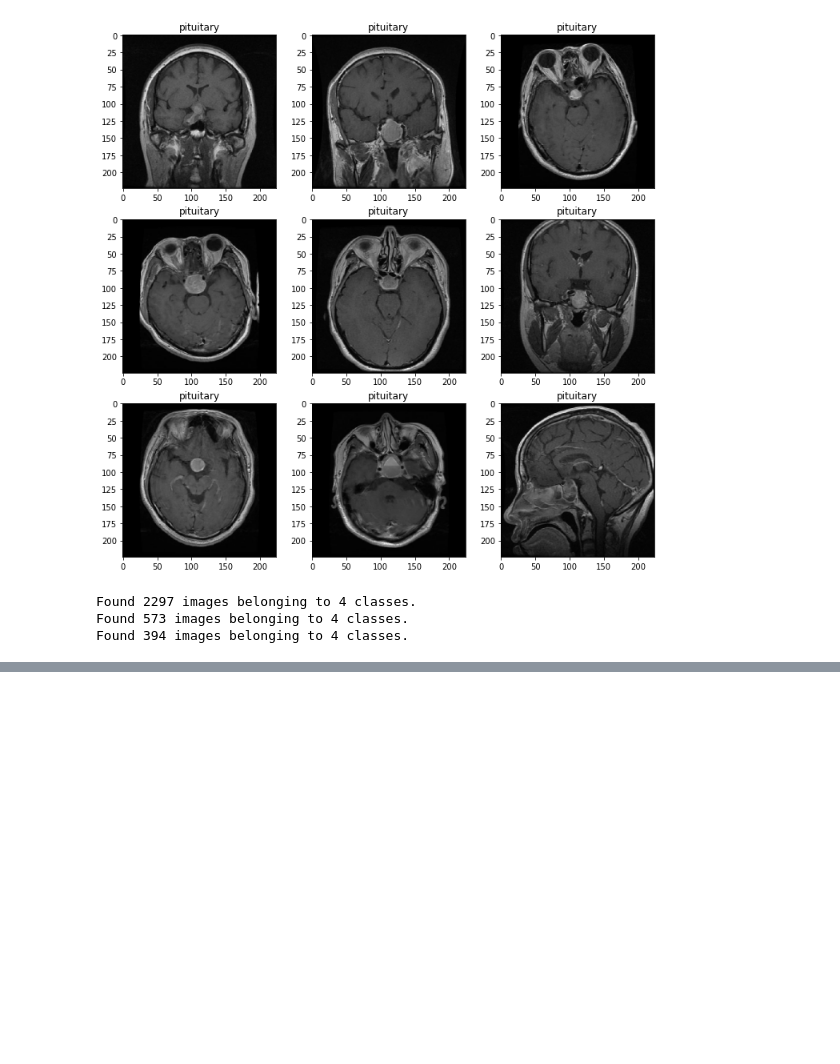
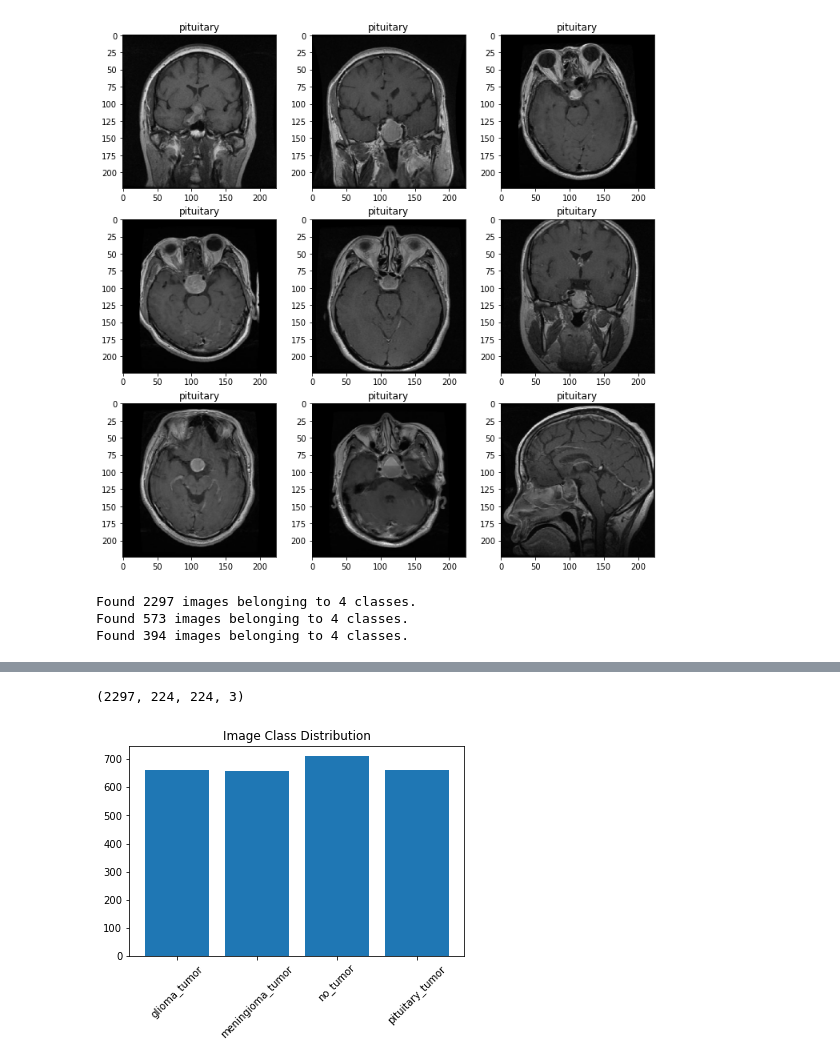
Before and after one commit to Jacobheyman702/Brain_tumor_classifer, a Jupyter notebook: Image_Analysis.ipynb, the cells around one changed output, grey strips where cells are left out. Cells and saved outputs as stored; diff of their text form; code cells hidden in the pictures; blank space fills up the shorter version.

```diff
--- a/Image_Analysis.ipynb
+++ b/Image_Analysis.ipynb
@@ -237,0 +245,2 @@ NameError: name 'ImageDataGenerator' is not defined
+# %%
+concat_notumor_labels = np.array([[0.,0.,1.,0.] for i in range(len(no_tumor_images))])
@@ -238,2 +259,5 @@ NameError: name 'ImageDataGenerator' is not defined
+# %%
+train_images_aug = np.concatenate((train_images,no_tumor_images_aug))
+train_labels_aug = np.concatenate((train_labels,concat_notumor_labels))
 # %%
 train_images_aug.shape
@@ -239,0 +266,12 @@ train_images_aug.shape
+# %%
+train_images.shape
+# %% [output]
+(2297, 224, 224, 3)
+# %%
+plt.bar(['glioma_tumor','meningioma_tumor','no_tumor','pituitary_tumor'], sum(train_labels_aug))
+plt.xticks(rotation=45)
+plt.title('Image Class Distribution');
+plt.gcf().subplots_adjust(bottom=0.15)
+plt.savefig('./images/class_balance.png')
+# %% [output]
+[figure, added]
```
Also changed, not shown: parts of 23 cells of this notebook, 1 other file.
